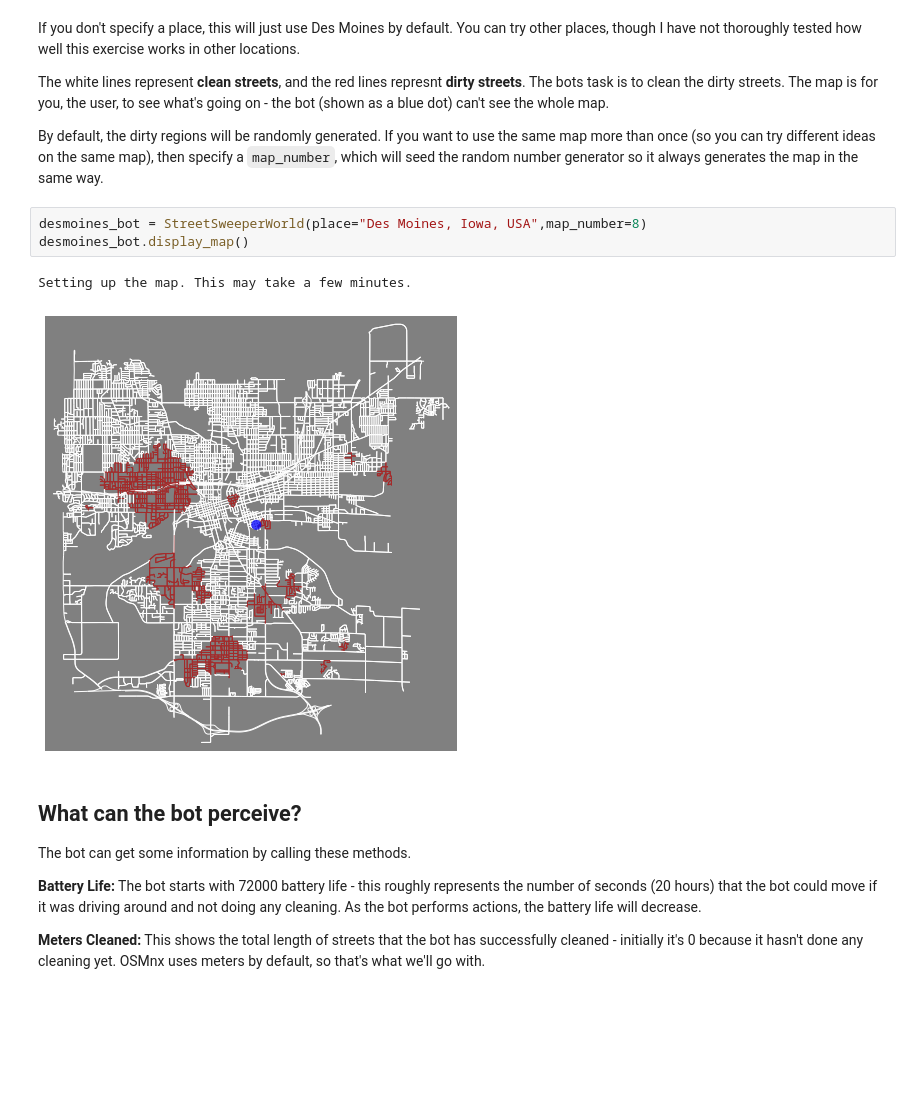
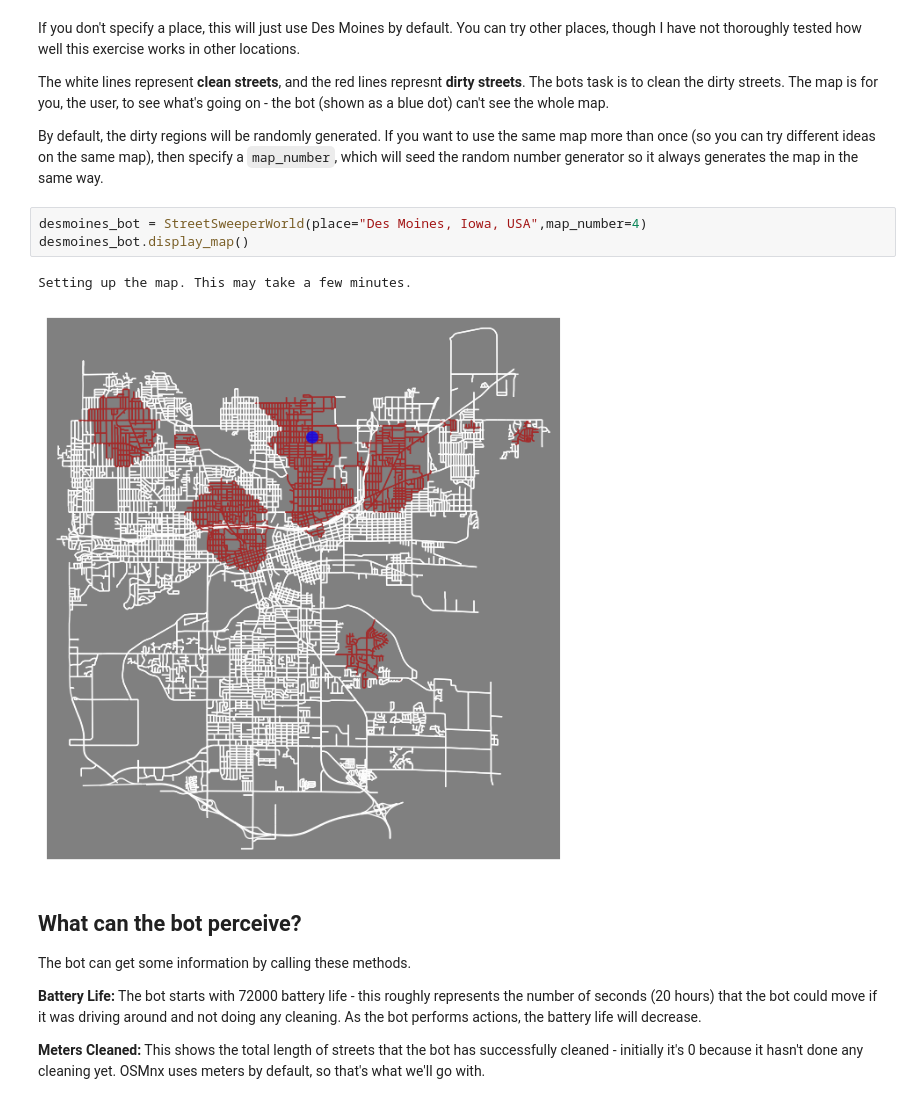
Before and after one commit to ericmanley/ai_map_environments, a Jupyter notebook: notebooks/street_sweeper_demo.ipynb, the cells around one changed output. Drawn from its saved outputs; the diff is of its cells as text; blank space fills up the shorter version.

```diff
--- a/notebooks/street_sweeper_demo.ipynb
+++ b/notebooks/street_sweeper_demo.ipynb
@@ -49,11 +49,11 @@ The white lines represent **clean streets**, and the red lines represnt **dirty
 
 By default, the dirty regions will be randomly generated. If you want to use the same map more than once (so you can try different ideas on the same map), then specify a `map_number`, which will seed the random number generator so it always generates the map in the same way.
 # %%
-desmoines_bot = StreetSweeperWorld(place="Des Moines, Iowa, USA",map_number=8)
+desmoines_bot = StreetSweeperWorld(place="Des Moines, Iowa, USA",map_number=4)
 desmoines_bot.display_map()
 # %% [output]
 Setting up the map. This may take a few minutes.
-[figure, old version]
+[figure, new version]
 # %% [markdown]
 ## What can the bot perceive?
 
```
Also changed, not shown: parts of 15 cells of this notebook.
